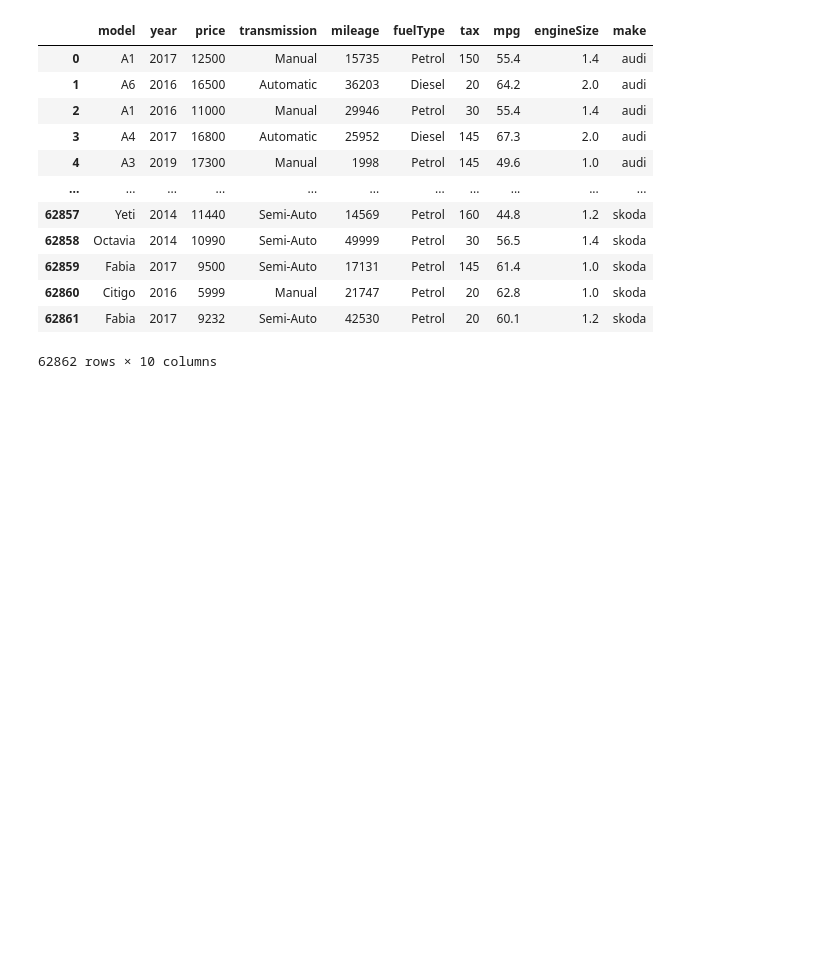
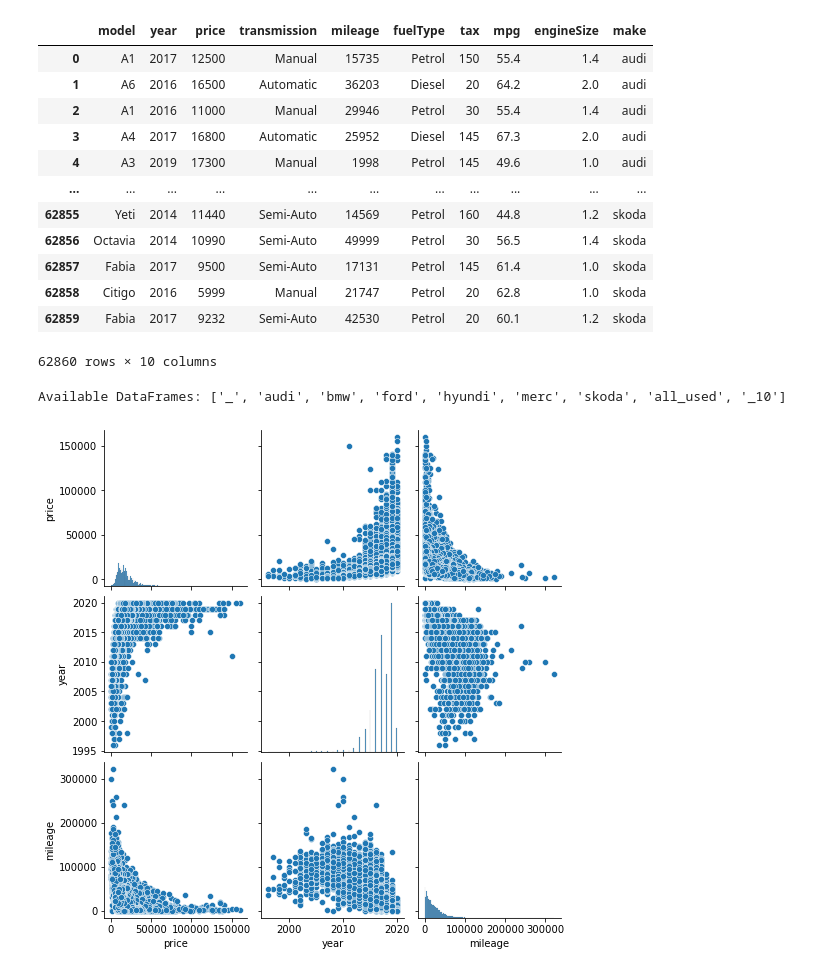
Before and after one commit to Daniel-Peacock/Used_car_Python_linear_regression, a Jupyter notebook: Used_car regression.ipynb, the cells around one changed output. Drawn from its saved outputs; the diff is of its cells as text; code cells hidden in the pictures; blank space fills up the shorter version.

```diff
--- a/Used_car regression.ipynb
+++ b/Used_car regression.ipynb
@@ -62,18 +48,10 @@ print(audi)
 # %%
 # Repeating for all data we want to collect
-
-# Establish the connection
-connection = mysql.connector.connect(
-    host='localhost',
-    user='root',
-    password='root15',
-    database='used_car'
-)
 
 # Create a cursor object
 cursor = connection.cursor()
 
-# Write your query
+# SQL query
 query = "SELECT * FROM used_car.bmw;"
 
 # Execute the query
@@ -90,8 +68,3 @@ bmw = pd.DataFrame(result, columns=column_names)
 
 # Close the cursor and connection
 cursor.close()
-connection.close()
-
-# Print the DataFrame
-print(audi)
-print(bmw)
@@ -116,11 +71,4 @@ print(bmw)
 # %%
-# Establish the connection
-connection = mysql.connector.connect(
-    host='localhost',
-    user='root',
-    password='root15',
-    database='used_car'
-)
 
 # Create a cursor object
 cursor = connection.cursor()
@@ -139,6 +87,3 @@ column_names = [i[0] for i in cursor.description]
 
 # Create a DataFrame
 ford = pd.DataFrame(result, columns=column_names)
-
-#Print data
-print(ford)
@@ -313,9 +170,28 @@ all_used
 | 3 | A4 | 2017 | 16800 | Automatic | 25952 | Diesel | 145 | 67.3 | 2.0 | audi |
 | 4 | A3 | 2019 | 17300 | Manual | 1998 | Petrol | 145 | 49.6 | 1.0 | audi |
 | ... | ... | ... | ... | ... | ... | ... | ... | ... | ... | ... |
-| 62857 | Yeti | 2014 | 11440 | Semi-Auto | 14569 | Petrol | 160 | 44.8 | 1.2 | skoda |
-| 62858 | Octavia | 2014 | 10990 | Semi-Auto | 49999 | Petrol | 30 | 56.5 | 1.4 | skoda |
-| 62859 | Fabia | 2017 | 9500 | Semi-Auto | 17131 | Petrol | 145 | 61.4 | 1.0 | skoda |
-| 62860 | Citigo | 2016 | 5999 | Manual | 21747 | Petrol | 20 | 62.8 | 1.0 | skoda |
-| 62861 | Fabia | 2017 | 9232 | Semi-Auto | 42530 | Petrol | 20 | 60.1 | 1.2 | skoda |
+| 62855 | Yeti | 2014 | 11440 | Semi-Auto | 14569 | Petrol | 160 | 44.8 | 1.2 | skoda |
+| 62856 | Octavia | 2014 | 10990 | Semi-Auto | 49999 | Petrol | 30 | 56.5 | 1.4 | skoda |
+| 62857 | Fabia | 2017 | 9500 | Semi-Auto | 17131 | Petrol | 145 | 61.4 | 1.0 | skoda |
+| 62858 | Citigo | 2016 | 5999 | Manual | 21747 | Petrol | 20 | 62.8 | 1.0 | skoda |
+| 62859 | Fabia | 2017 | 9232 | Semi-Auto | 42530 | Petrol | 20 | 60.1 | 1.2 | skoda |
-62862 rows × 10 columns
+62860 rows × 10 columns
+# %%
+# Function to list all data frames
+def list_dataframes():
+    return [var_name for var_name, var_value in globals().items() if isinstance(var_value, pd.DataFrame)]
+
+# List all DataFrames in the current namespace
+dataframes = list_dataframes()
+print("Available DataFrames:", dataframes)
+# %% [output]
+Available DataFrames: ['_', 'audi', 'bmw', 'ford', 'hyundi', 'merc', 'skoda', 'all_used', '_10']
+# %%
+## Firstly we need to check our data meets Gauss–Markov theorem assumptions.
+# We will check our variables are linearly dependent on price
+# Pairplot to see relationships
+sns.pairplot(all_used[['price','year','mileage']])
+plt.show()
+# Relationship look exponetial.
+# %% [output]
+[figure, added]
```
Also changed, not shown: parts of 15 cells of this notebook.
